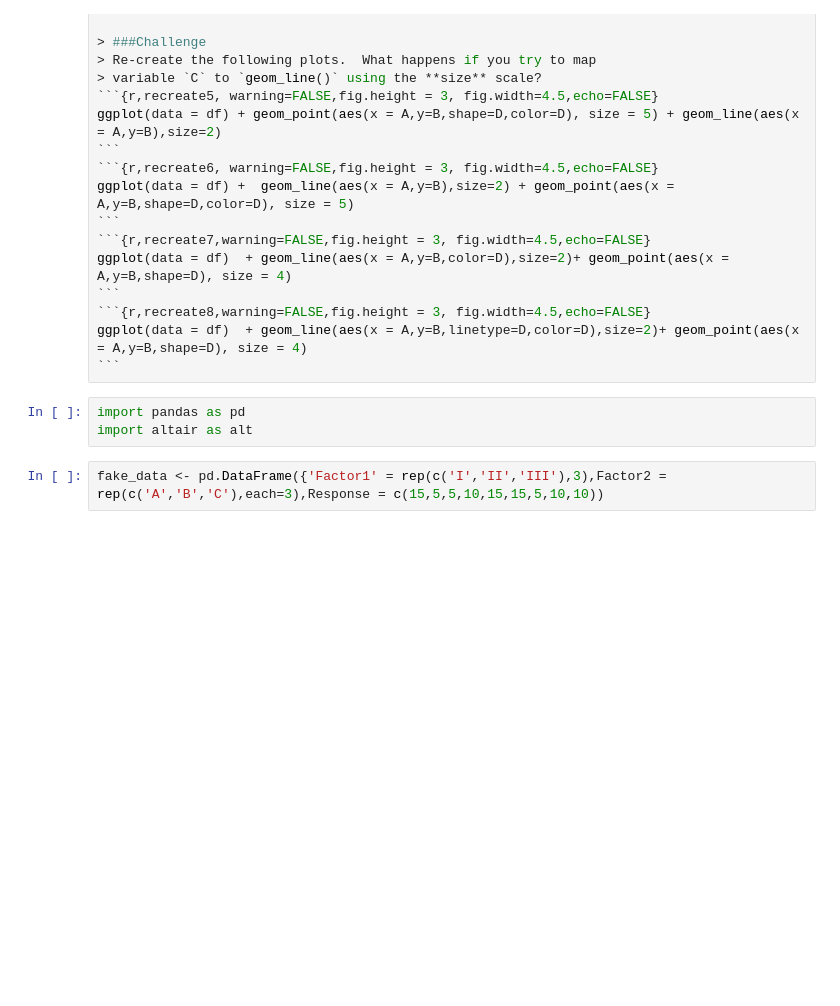
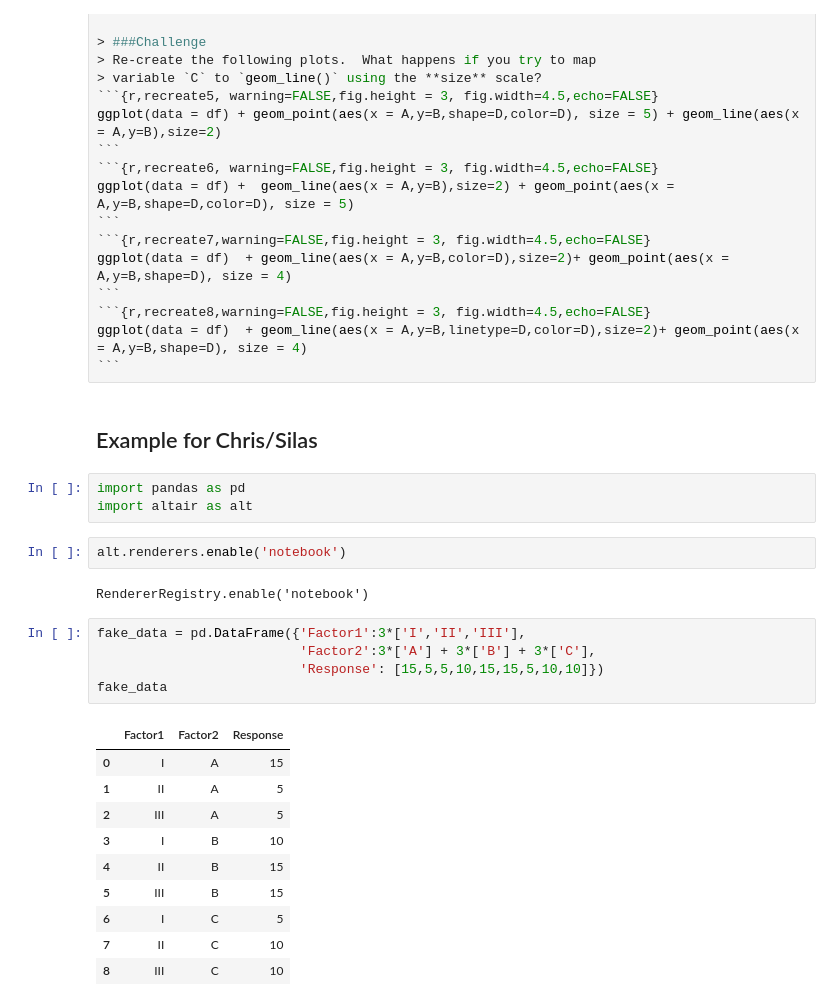
Before and after one commit to WSU-DataScience/SDSS19-dataviz-workshop, a Jupyter notebook: notebooks/introduction_to_altair_key.ipynb, the cells around one changed output. Drawn from its saved outputs; the diff is of its cells as text; blank space fills up the shorter version.

Commit message:
Added rough draft notebooks

````diff
--- a/notebooks/introduction_to_altair_key.ipynb
+++ b/notebooks/introduction_to_altair_key.ipynb
@@ -171,8 +171,28 @@ ggplot(data = df)  + geom_line(aes(x = A,y=B,color=D),size=2)+ geom_point(aes(x
 ```{r,recreate8,warning=FALSE,fig.height = 3, fig.width=4.5,echo=FALSE}
 ggplot(data = df)  + geom_line(aes(x = A,y=B,linetype=D,color=D),size=2)+ geom_point(aes(x = A,y=B,shape=D), size = 4)
 ```
+# %% [markdown]
+## Example for Chris/Silas
 # %%
 import pandas as pd
 import altair as alt
+# %%
+alt.renderers.enable('notebook')
+# %% [output]
+RendererRegistry.enable('notebook')
 # %%
-fake_data <- pd.DataFrame({'Factor1' = rep(c('I','II','III'),3),Factor2 = rep(c('A','B','C'),each=3),Response = c(15,5,5,10,15,15,5,10,10))
+fake_data = pd.DataFrame({'Factor1':3*['I','II','III'],
+                          'Factor2':3*['A'] + 3*['B'] + 3*['C'],
+                          'Response': [15,5,5,10,15,15,5,10,10]})
+fake_data
+# %% [output]
+|  | Factor1 | Factor2 | Response |
+| 0 | I | A | 15 |
+| 1 | II | A | 5 |
+| 2 | III | A | 5 |
+| 3 | I | B | 10 |
+| 4 | II | B | 15 |
+| 5 | III | B | 15 |
+| 6 | I | C | 5 |
+| 7 | II | C | 10 |
+| 8 | III | C | 10 |
````
Also changed, not shown: parts of 1 cell of this notebook, 1 other file.
